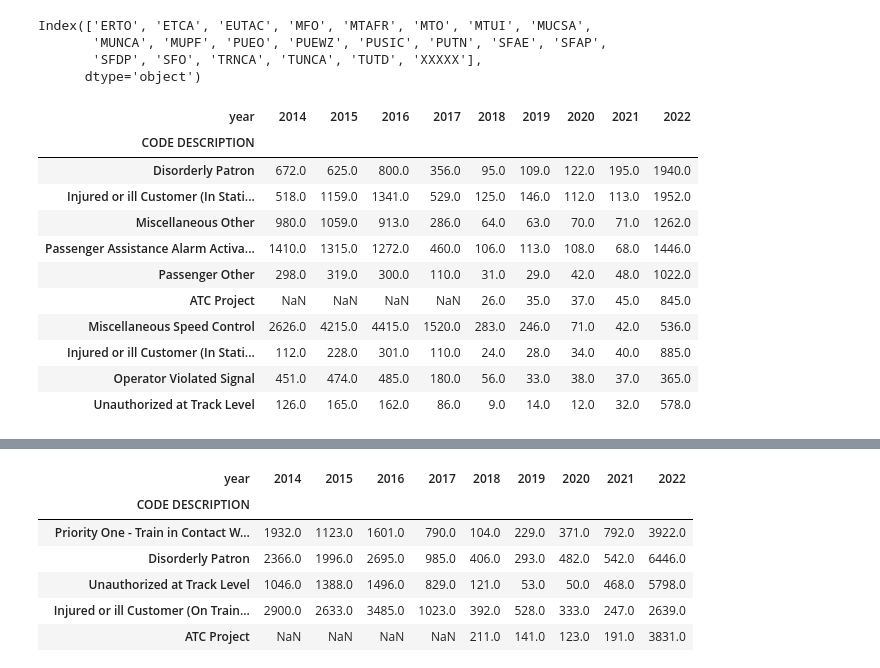
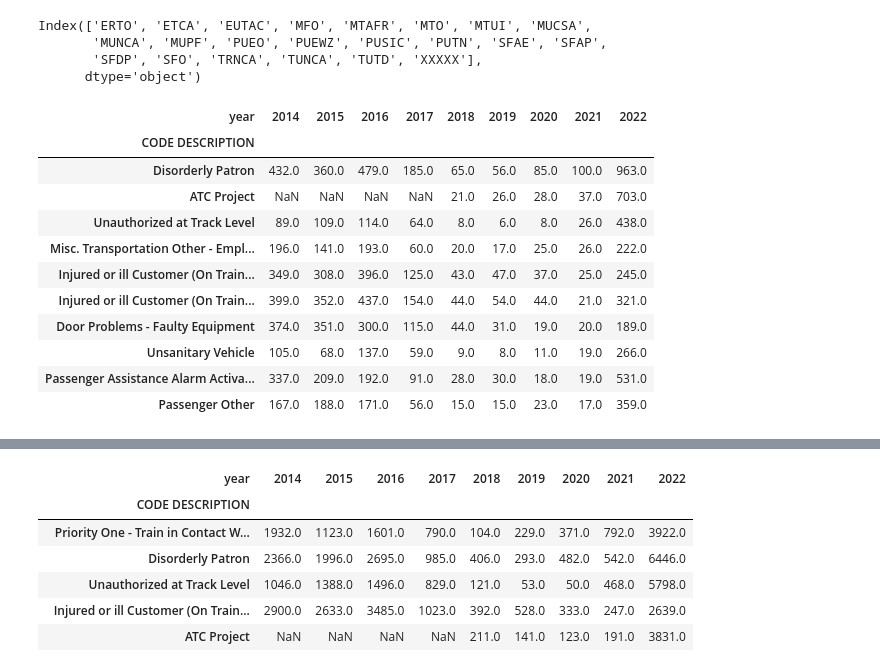
Before and after one commit to dexmcmillan/ttc-delays, a Jupyter notebook: analysis.ipynb, the cells around one changed output, grey strips where cells are left out. Drawn from its saved outputs; the diff is of its cells as text; code cells hidden in the pictures.

```diff
--- a/analysis.ipynb
+++ b/analysis.ipynb
@@ -64,19 +64,19 @@ data2 = data2.reset_index()
 # %%
 data2["year"] = data2["Date"].dt.year
 # %%
-reasons_pivot_count = data2.pivot_table(columns="year", index="CODE DESCRIPTION", values="Min Delay", aggfunc="count").sort_values(2021, ascending=False).dropna(subset=[2022]).head(10)
+reasons_pivot_count = data2.loc[data2["Min Delay"] > 0, :].pivot_table(columns="year", index="CODE DESCRIPTION", values="Min Delay", aggfunc="count").sort_values(2021, ascending=False).dropna(subset=[2022]).head(10)
 
 reasons_pivot_count
 # %% [output]
 | year | 2014 | 2015 | 2016 | 2017 | 2018 | 2019 | 2020 | 2021 | 2022 |
 | CODE DESCRIPTION |  |  |  |  |  |  |  |  |  |
-| Disorderly Patron | 672.0 | 625.0 | 800.0 | 356.0 | 95.0 | 109.0 | 122.0 | 195.0 | 1940.0 |
-| Injured or ill Customer (In Stati... | 518.0 | 1159.0 | 1341.0 | 529.0 | 125.0 | 146.0 | 112.0 | 113.0 | 1952.0 |
-| Miscellaneous Other | 980.0 | 1059.0 | 913.0 | 286.0 | 64.0 | 63.0 | 70.0 | 71.0 | 1262.0 |
-| Passenger Assistance Alarm Activa... | 1410.0 | 1315.0 | 1272.0 | 460.0 | 106.0 | 113.0 | 108.0 | 68.0 | 1446.0 |
-| Passenger Other | 298.0 | 319.0 | 300.0 | 110.0 | 31.0 | 29.0 | 42.0 | 48.0 | 1022.0 |
-| ATC Project | NaN | NaN | NaN | NaN | 26.0 | 35.0 | 37.0 | 45.0 | 845.0 |
-| Miscellaneous Speed Control | 2626.0 | 4215.0 | 4415.0 | 1520.0 | 283.0 | 246.0 | 71.0 | 42.0 | 536.0 |
-| Injured or ill Customer (In Stati... | 112.0 | 228.0 | 301.0 | 110.0 | 24.0 | 28.0 | 34.0 | 40.0 | 885.0 |
-| Operator Violated Signal | 451.0 | 474.0 | 485.0 | 180.0 | 56.0 | 33.0 | 38.0 | 37.0 | 365.0 |
-| Unauthorized at Track Level | 126.0 | 165.0 | 162.0 | 86.0 | 9.0 | 14.0 | 12.0 | 32.0 | 578.0 |
+| Disorderly Patron | 432.0 | 360.0 | 479.0 | 185.0 | 65.0 | 56.0 | 85.0 | 100.0 | 963.0 |
+| ATC Project | NaN | NaN | NaN | NaN | 21.0 | 26.0 | 28.0 | 37.0 | 703.0 |
+| Unauthorized at Track Level | 89.0 | 109.0 | 114.0 | 64.0 | 8.0 | 6.0 | 8.0 | 26.0 | 438.0 |
+| Misc. Transportation Other - Empl... | 196.0 | 141.0 | 193.0 | 60.0 | 20.0 | 17.0 | 25.0 | 26.0 | 222.0 |
+| Injured or ill Customer (On Train... | 349.0 | 308.0 | 396.0 | 125.0 | 43.0 | 47.0 | 37.0 | 25.0 | 245.0 |
+| Injured or ill Customer (On Train... | 399.0 | 352.0 | 437.0 | 154.0 | 44.0 | 54.0 | 44.0 | 21.0 | 321.0 |
+| Door Problems - Faulty Equipment | 374.0 | 351.0 | 300.0 | 115.0 | 44.0 | 31.0 | 19.0 | 20.0 | 189.0 |
+| Unsanitary Vehicle | 105.0 | 68.0 | 137.0 | 59.0 | 9.0 | 8.0 | 11.0 | 19.0 | 266.0 |
+| Passenger Assistance Alarm Activa... | 337.0 | 209.0 | 192.0 | 91.0 | 28.0 | 30.0 | 18.0 | 19.0 | 531.0 |
+| Passenger Other | 167.0 | 188.0 | 171.0 | 56.0 | 15.0 | 15.0 | 23.0 | 17.0 | 359.0 |
```
Also changed, not shown: parts of 7 cells of this notebook.
